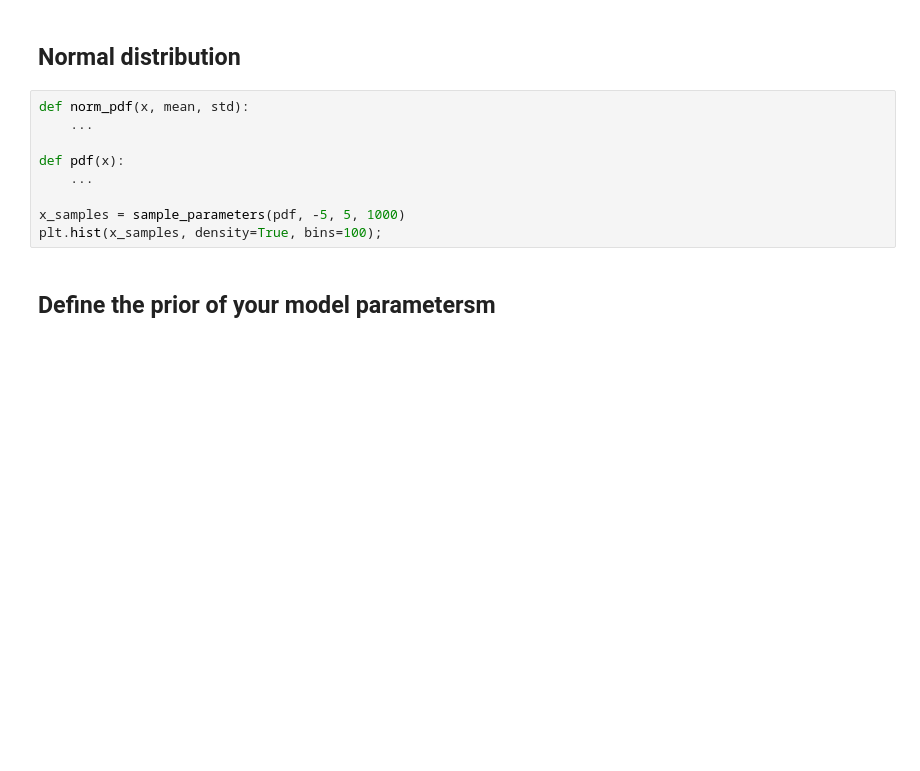
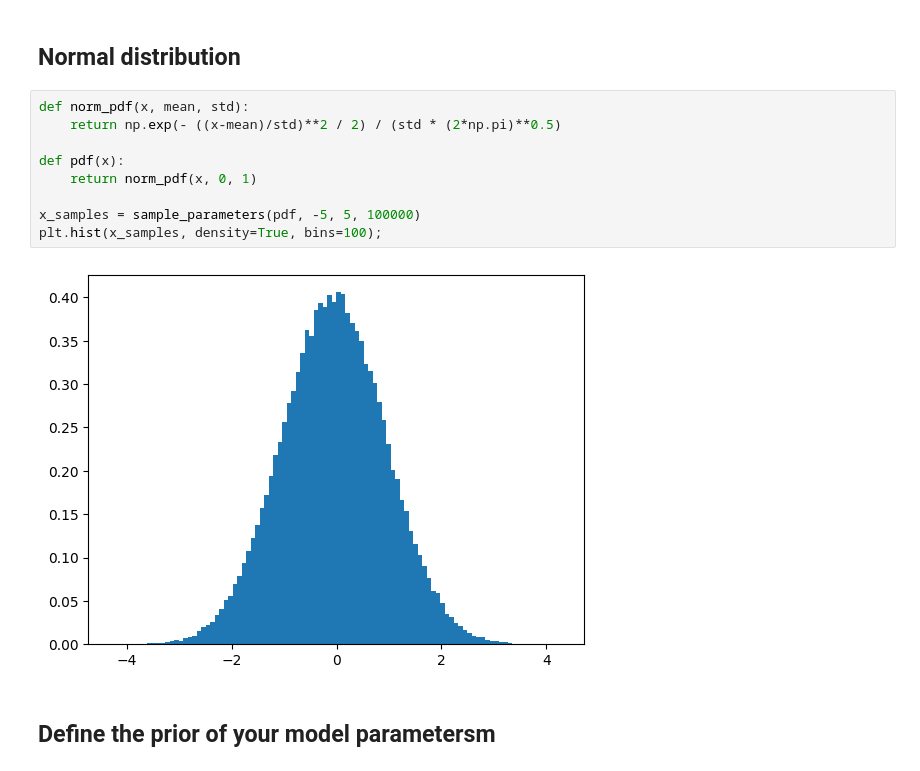
Before and after one commit to qyx268/astr4004, a Jupyter notebook: notebooks/inference-part1.ipynb, the cells around one changed output. Cells and saved outputs as stored; diff of their text form; blank space fills up the shorter version.

```diff
--- a/notebooks/inference-part1.ipynb
+++ b/notebooks/inference-part1.ipynb
@@ -78,13 +100,15 @@ plt.hist(x_samples, density=True, bins=100);
 ## Normal distribution
 # %%
 def norm_pdf(x, mean, std):
-    ...
+    return np.exp(- ((x-mean)/std)**2 / 2) / (std * (2*np.pi)**0.5)
 
 def pdf(x):
-    ...
+    return norm_pdf(x, 0, 1)
 
-x_samples = sample_parameters(pdf, -5, 5, 1000)
+x_samples = sample_parameters(pdf, -5, 5, 100000)
 plt.hist(x_samples, density=True, bins=100);
+# %% [output]
+[figure, added]
 # %% [markdown]
 ## Define the prior of your model parametersm
 # %%
```
Also changed, not shown: parts of 6 cells of this notebook, 2 other files.
